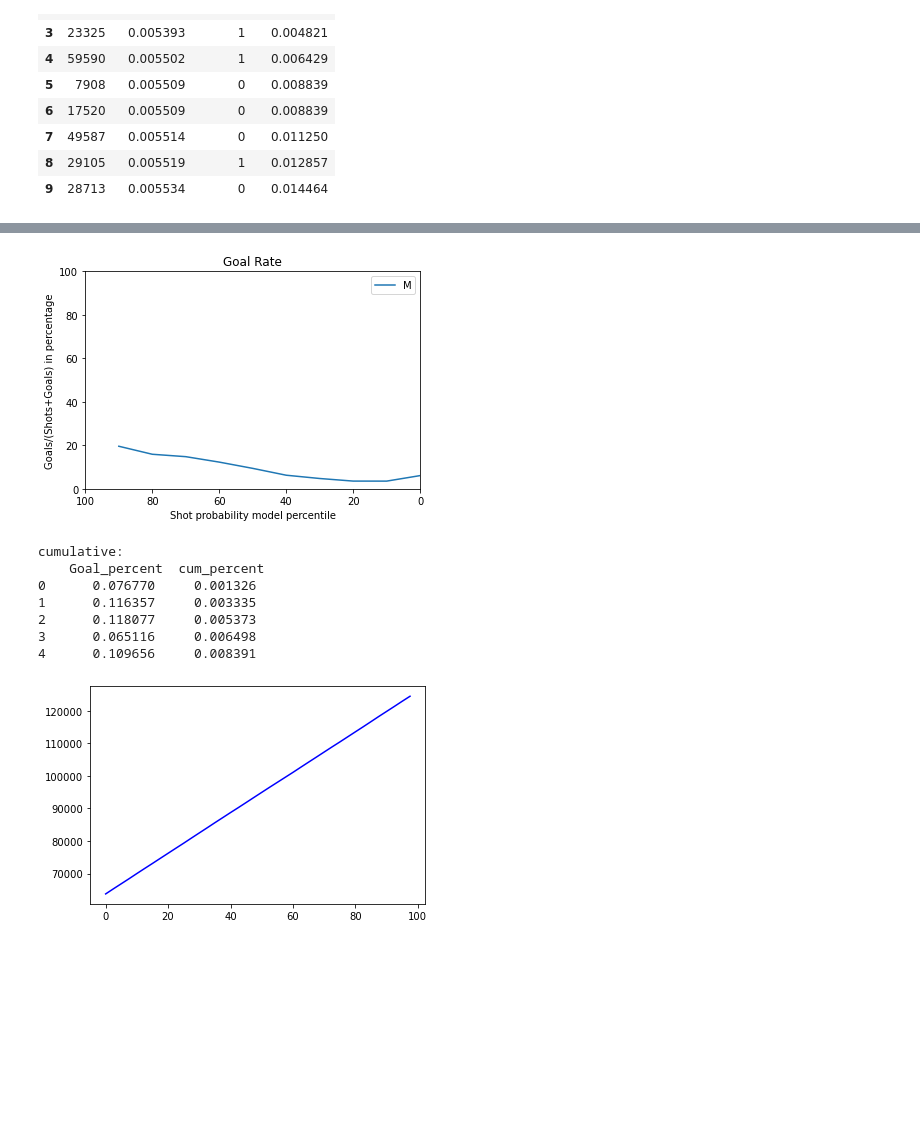
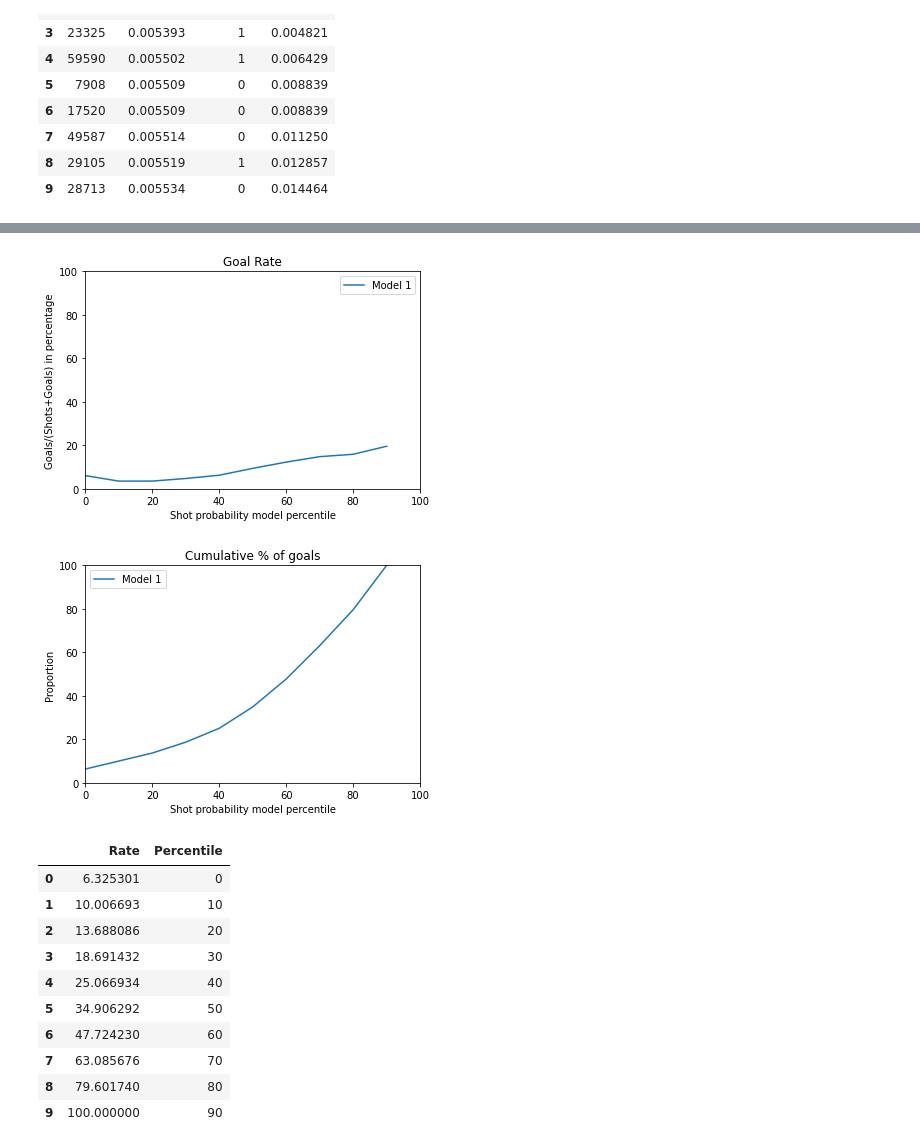
Before and after one commit to IreneZhou0129/IFT6758_m1, a Jupyter notebook: notebooks/m2_q3.ipynb, the cells around one changed output, grey strips where cells are left out. Cells and saved outputs as stored; diff of their text form; code cells hidden in the pictures; blank space fills up the shorter version.

Commit message:
finished q3 baseline-part 3

```diff
--- a/notebooks/m2_q3.ipynb
+++ b/notebooks/m2_q3.ipynb
@@ -52,13 +53,13 @@ Accuracy score is 0.9039567998457138
 # ==========================================================================================
 # Question 2:
 # ==========================================================================================
-def q3_2(X, y):
+def q3_2(X, y, features=['Distance from Net']):
     '''
      Calculate the probability.
      In X_test_pred_proba, the first column is label 0, the second one is label 1.
     '''
     # Create a training and validation split
-    X_train, X_test, y_train, y_test = train_test_split(X[['Distance from Net']],y,test_size=0.20,random_state=50)
+    X_train, X_test, y_train, y_test = train_test_split(X[features],y,test_size=0.20,random_state=50)
 
     # Logistic regression model fitting
     clf = LogisticRegression()
@@ -107,7 +118,7 @@ q3_2_roc(X, y, probs)
 # %% [output]
 [figure]
 # %%
-def get_percentile(X, y, probs):
+def get_percentile(X, y, probs, features=['Distance from Net']):
     '''
     Return a df that has four columns:
         * 'index': index in y_test.
@@ -116,7 +127,7 @@ def get_percentile(X, y, probs):
         * 'Percentile': Calculated percentile, range from 0.00 to 99.99.
     The df is sorted by 'Percentile'.
     '''
-    X_train, X_test, y_train, y_test = train_test_split(X[['Distance from Net']],y,test_size=0.20,random_state=50)
+    X_train, X_test, y_train, y_test = train_test_split(X[features],y,test_size=0.20,random_state=50)
 
     # Create a df for shot probabilities
     probs_df = pd.DataFrame(probs)
@@ -206,48 +260,46 @@ goal_rate_df = get_goal_rate(perc_df)
 # %%
-def plot_q3_2_2(df, x, y):
+def plot_baseline_rates(df, x, y, function_type='goal_rate'):
     ax = plt.gca()
     plt.plot(
         df[x],
         df[y],
     )
     ax.set_ylim([0,100])
-    ax.set_xlim([100,0])
+    ax.set_xlim([0,100])
 
     ax.legend(['Model 1'])
 
-    plt.title('Goal Rate')
     plt.xlabel('Shot probability model percentile')
-    plt.ylabel('Goals/(Shots+Goals) in percentage')
+
+    if function_type == 'goal_rate':
+        plt.title('Goal Rate')
+        plt.ylabel('Goals/(Shots+Goals) in percentage')
+
+    elif function_type == 'cumulative_rate':
+        plt.title('Cumulative % of goals')
+        plt.ylabel('Proportion')
 
     plt.show()
 
-plot_q3_2_2(goal_rate_df, 'Percentile', 'Goal Rate')
+plot_baseline_rates(goal_rate_df, 'Percentile', 'Rate')
 # %% [output]
-[figure, old version]
+[figure, new version]
 # %%
-# ################
-# WIP
-# ################
-def q3_2_cumulative(probs):
-    cumulative = pd.DataFrame(probs[:,1],columns=['Goal_percent'])
-
-    # Calculate cumulative percentage
-    cumulative['cum_percent'] = 100*(cumulative.Goal_percent.cumsum() / cumulative.Goal_percent.sum())
-
-    print('cumulative:\n',cumulative.head())
-    values, base = np.histogram(cumulative, bins=40)
-    #evaluate the cumulative
-    cumulative = np.cumsum(values)
-    # plot the cumulative function
-    plt.plot(base[:-1], cumulative, c='blue')
-
-q3_2_cumulative(probs)
+cumulative_rate = get_rate(perc_df, function_type='cumulative_rate')
+plot_baseline_rates(cumulative_rate, 'Percentile', 'Rate', function_type='cumulative_rate')
 # %% [output]
-cumulative:
-    Goal_percent  cum_percent
-0      0.076770     0.001326
-1      0.116357     0.003335
-2      0.118077     0.005373
-3      0.065116     0.006498
-4      0.109656     0.008391
-[figure, old version]
+[figure, new version]
+# %%
+cumulative_rate
+# %% [output]
+|  | Rate | Percentile |
+| 0 | 6.325301 | 0 |
+| 1 | 10.006693 | 10 |
+| 2 | 13.688086 | 20 |
+| 3 | 18.691432 | 30 |
+| 4 | 25.066934 | 40 |
+| 5 | 34.906292 | 50 |
+| 6 | 47.724230 | 60 |
+| 7 | 63.085676 | 70 |
+| 8 | 79.601740 | 80 |
+| 9 | 100.000000 | 90 |
```
Also changed, not shown: parts of 8 cells of this notebook.
